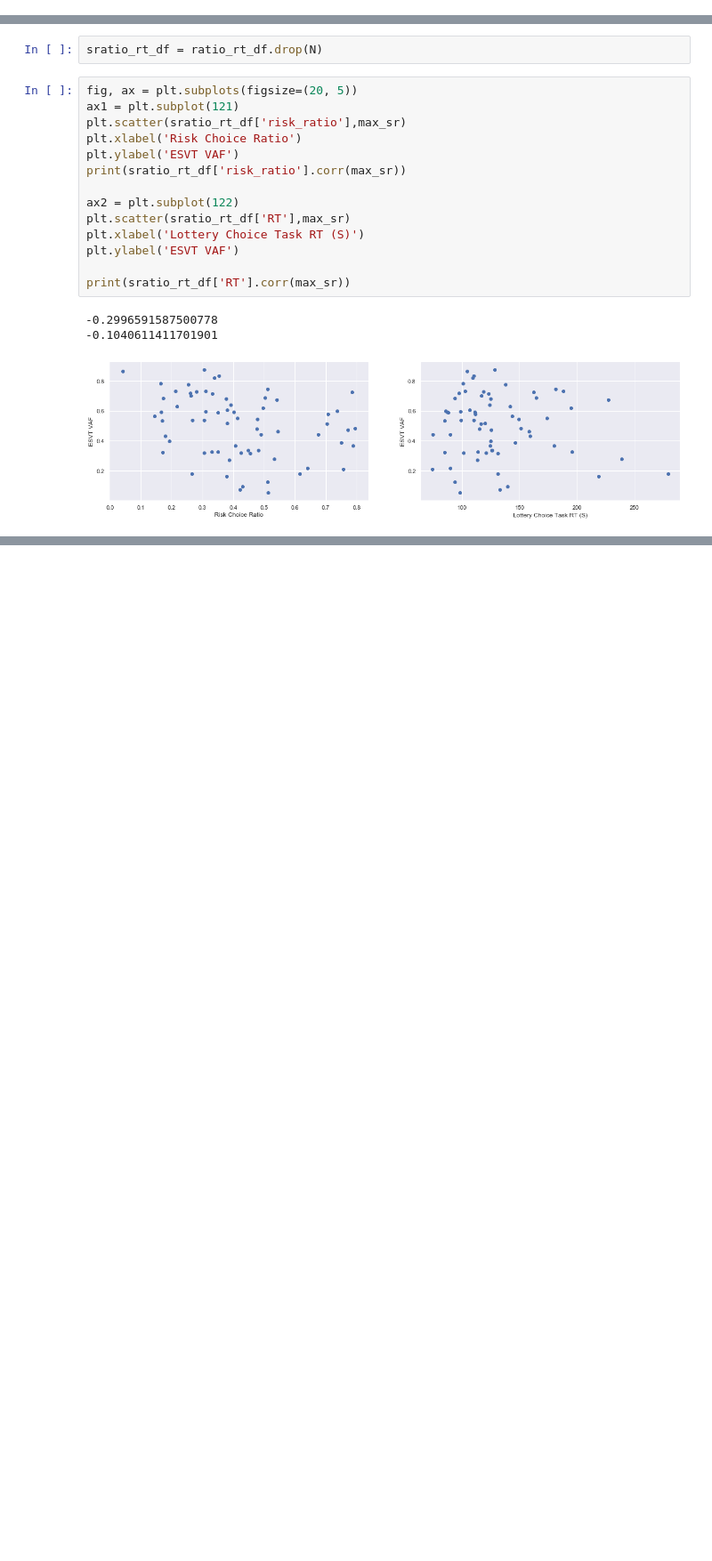
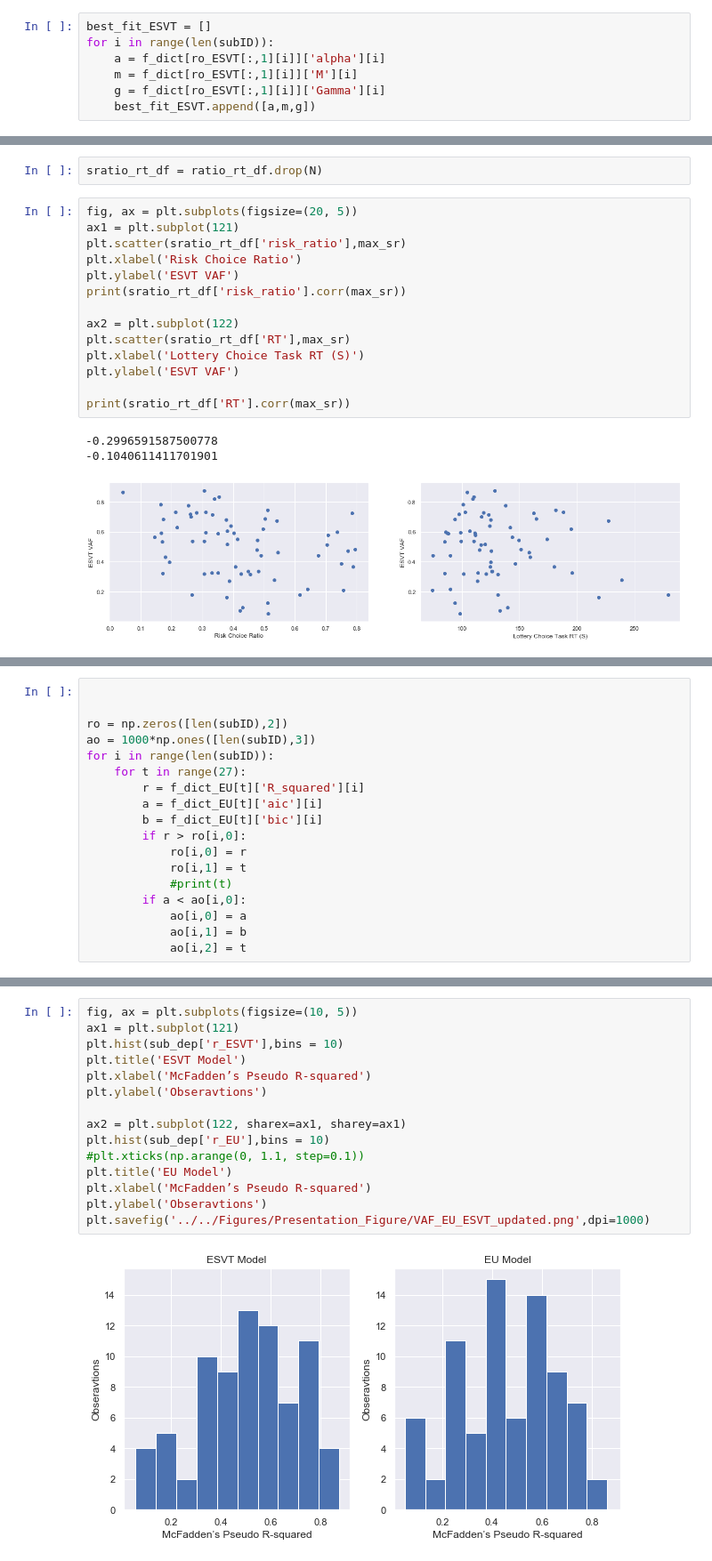
Before and after one commit to zihyunyan/Risk-project, a Jupyter notebook: Dependent Variables.ipynb, the cells around one changed output, grey strips where cells are left out. Shown at 89% size. Cells and saved outputs as stored; diff of their text form; blank space fills up the shorter version.

```diff
--- a/Dependent Variables.ipynb
+++ b/Dependent Variables.ipynb
@@ -591,3 +536,10 @@ See the caveats in the documentation: http://pandas.pydata.org/pandas-docs/stabl
+# %%
+best_fit_ESVT = []
+for i in range(len(subID)):
+    a = f_dict[ro_ESVT[:,1][i]]['alpha'][i]
+    m = f_dict[ro_ESVT[:,1][i]]['M'][i]
+    g = f_dict[ro_ESVT[:,1][i]]['Gamma'][i]
+    best_fit_ESVT.append([a,m,g])
 # %%
 rr_df = pd.DataFrame(data=r_df)
 rr_df
@@ -652,0 +781,18 @@ print(sratio_rt_df['RT'].corr(sratio_rt_df['amb_ratio']))
+# %%
+
+
+ro = np.zeros([len(subID),2])
+ao = 1000*np.ones([len(subID),3])
+for i in range(len(subID)):
+    for t in range(27):
+        r = f_dict_EU[t]['R_squared'][i]
+        a = f_dict_EU[t]['aic'][i]
+        b = f_dict_EU[t]['bic'][i]
+        if r > ro[i,0]:
+            ro[i,0] = r
+            ro[i,1] = t
+            #print(t)
+        if a < ao[i,0]:
+            ao[i,0] = a
+            ao[i,1] = b
+            ao[i,2] = t
@@ -652,0 +893,17 @@ print(sratio_rt_df['RT'].corr(sratio_rt_df['amb_ratio']))
+# %%
+fig, ax = plt.subplots(figsize=(10, 5))
+ax1 = plt.subplot(121)
+plt.hist(sub_dep['r_ESVT'],bins = 10)
+plt.title('ESVT Model')
+plt.xlabel('McFadden’s Pseudo R-squared')
+plt.ylabel('Obseravtions')
+
+ax2 = plt.subplot(122, sharex=ax1, sharey=ax1)
+plt.hist(sub_dep['r_EU'],bins = 10)
+#plt.xticks(np.arange(0, 1.1, step=0.1))
+plt.title('EU Model')
+plt.xlabel('McFadden’s Pseudo R-squared')
+plt.ylabel('Obseravtions')
+plt.savefig('../../Figures/Presentation_Figure/VAF_EU_ESVT_updated.png',dpi=1000)
+# %% [output]
+[figure, added]
```
Also changed, not shown: parts of 38 cells of this notebook, 1 other file.
